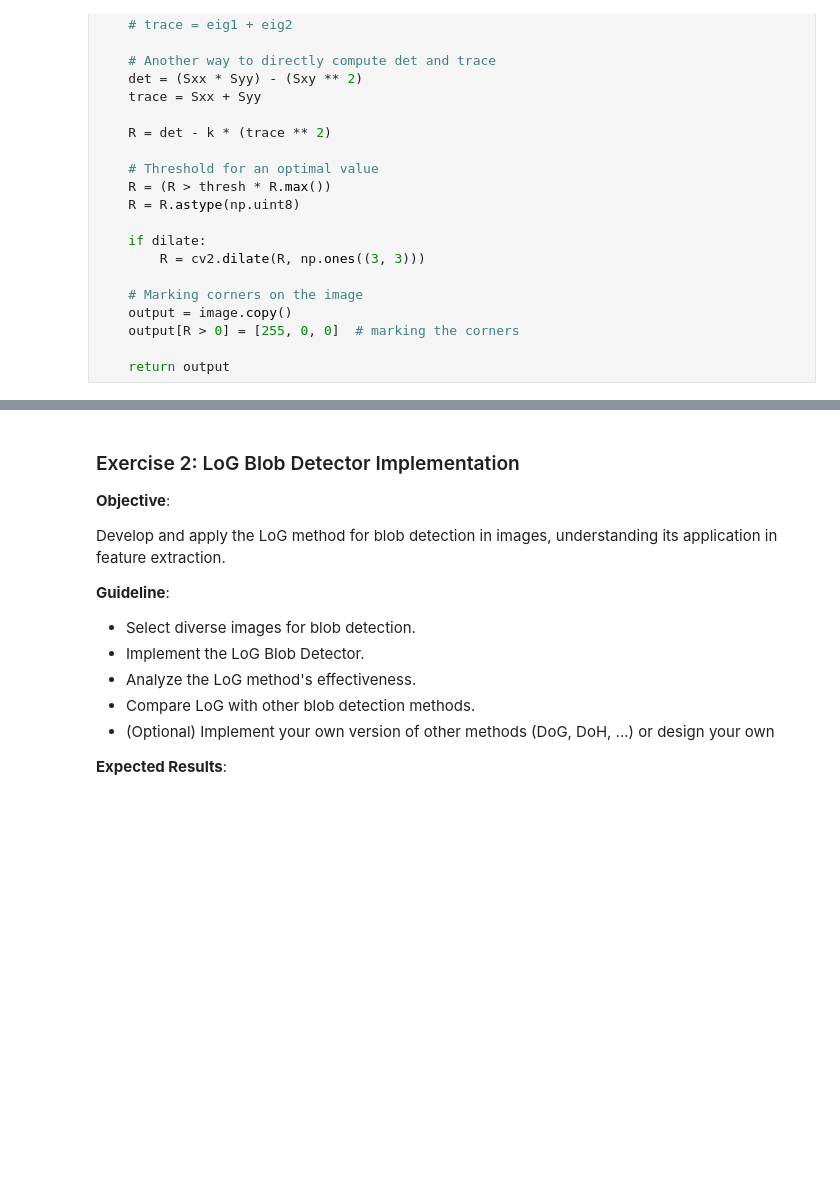
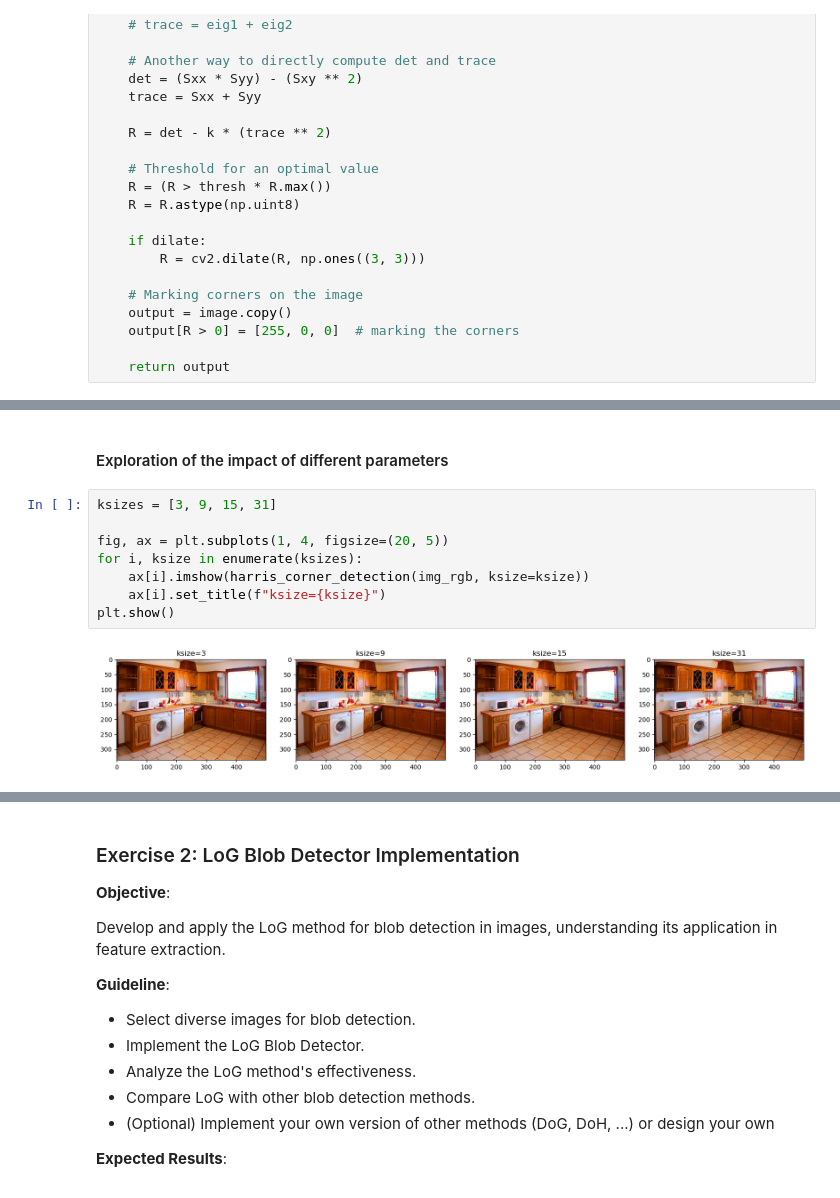
Before and after one commit to Pikurrot/cv-problems-uab, a Jupyter notebook: Lab 4/Practicum_Fondations_CV_Lab4.ipynb, the cells around one changed output, grey strips where cells are left out. Drawn from its saved outputs; the diff is of its cells as text; blank space fills up the shorter version.

Commit message:
Harris parameter effect exploration

```diff
--- a/Lab 4/Practicum_Fondations_CV_Lab4.ipynb
+++ b/Lab 4/Practicum_Fondations_CV_Lab4.ipynb
@@ -161,3 +164,15 @@ ax[1].set_title("OpenCV")
 plt.show()
 # %% [output]
 [figure]
+# %% [markdown]
+#### Exploration of the impact of different parameters
+# %%
+ksizes = [3, 9, 15, 31]
+
+fig, ax = plt.subplots(1, 4, figsize=(20, 5))
+for i, ksize in enumerate(ksizes):
+	ax[i].imshow(harris_corner_detection(img_rgb, ksize=ksize))
+	ax[i].set_title(f"ksize={ksize}")
+plt.show()
+# %% [output]
+[figure, added]
```
Also changed, not shown: parts of 8 cells of this notebook.
